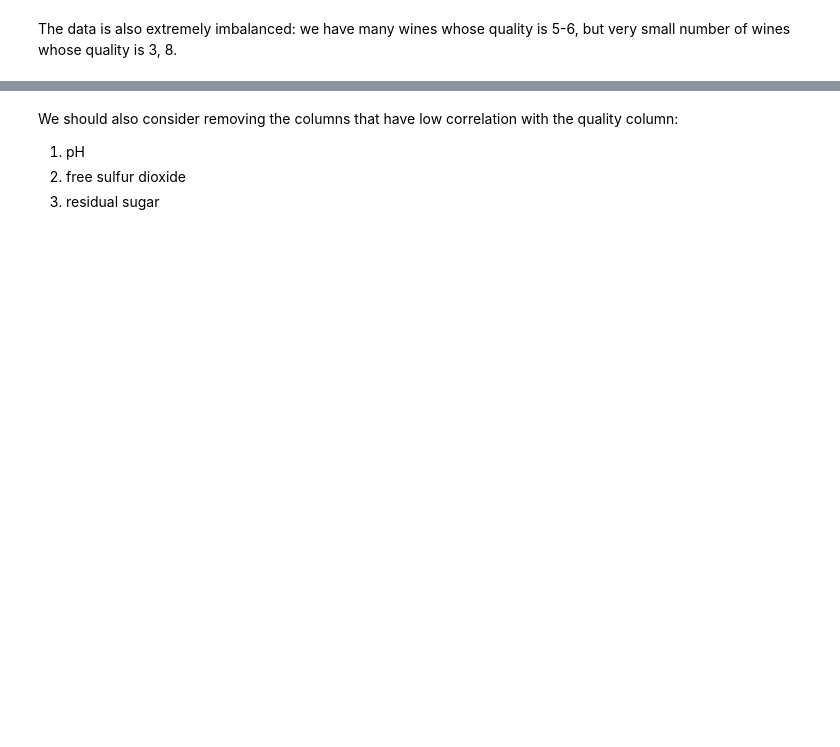
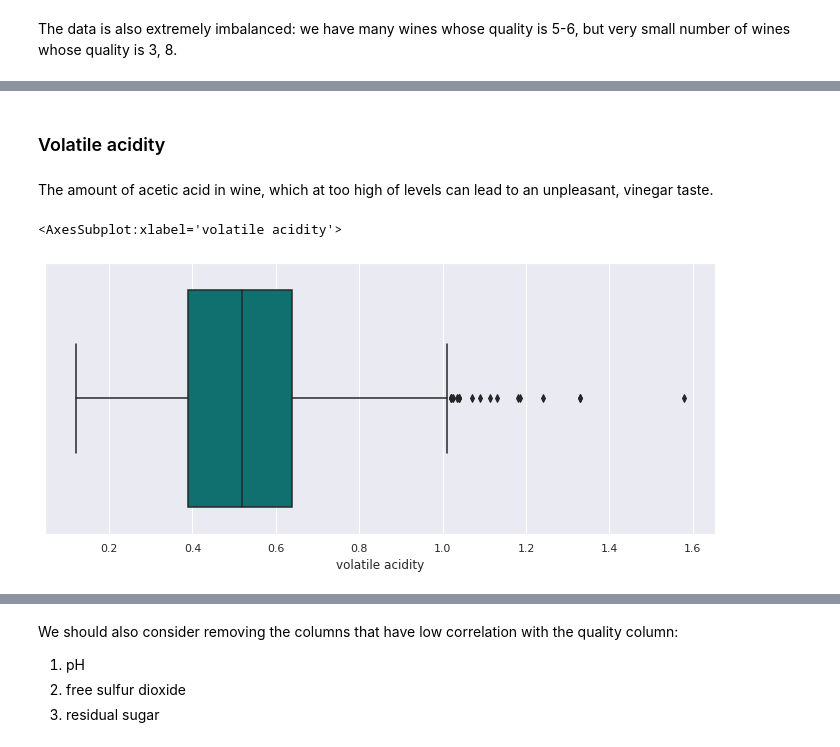
Before and after one commit to belea7/Wine_Quality_Classificiation, a Jupyter notebook: wine-quality-classificiation.ipynb, the cells around one changed output, grey strips where cells are left out. Saved outputs shown, nothing was run; the diff lists cells and outputs as text; code cells hidden in the pictures; blank space fills up the shorter version.

```diff
--- a/wine-quality-classificiation.ipynb
+++ b/wine-quality-classificiation.ipynb
@@ -32,0 +143,9 @@ df.hist()
+# %% [markdown]
+### Volatile acidity
+# %% [markdown]
+The amount of acetic acid in wine, which at too high of levels can lead to an unpleasant, vinegar taste.
+# %%
+sns.boxplot(x=df["volatile acidity"], color='teal')
+# %% [output]
+<AxesSubplot:xlabel='volatile acidity'>
+[figure, added]
```
Also changed, not shown: parts of 66 cells of this notebook.
